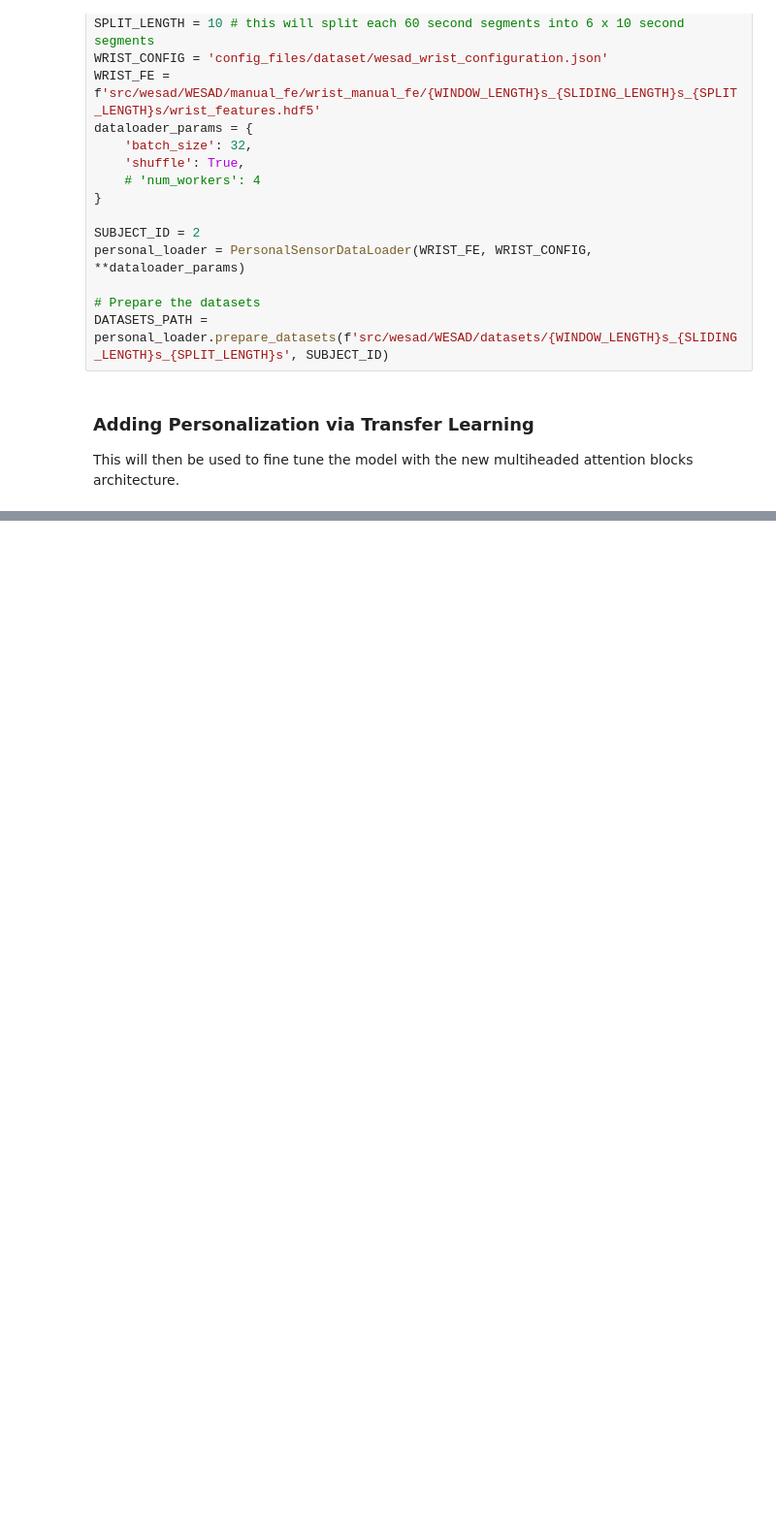
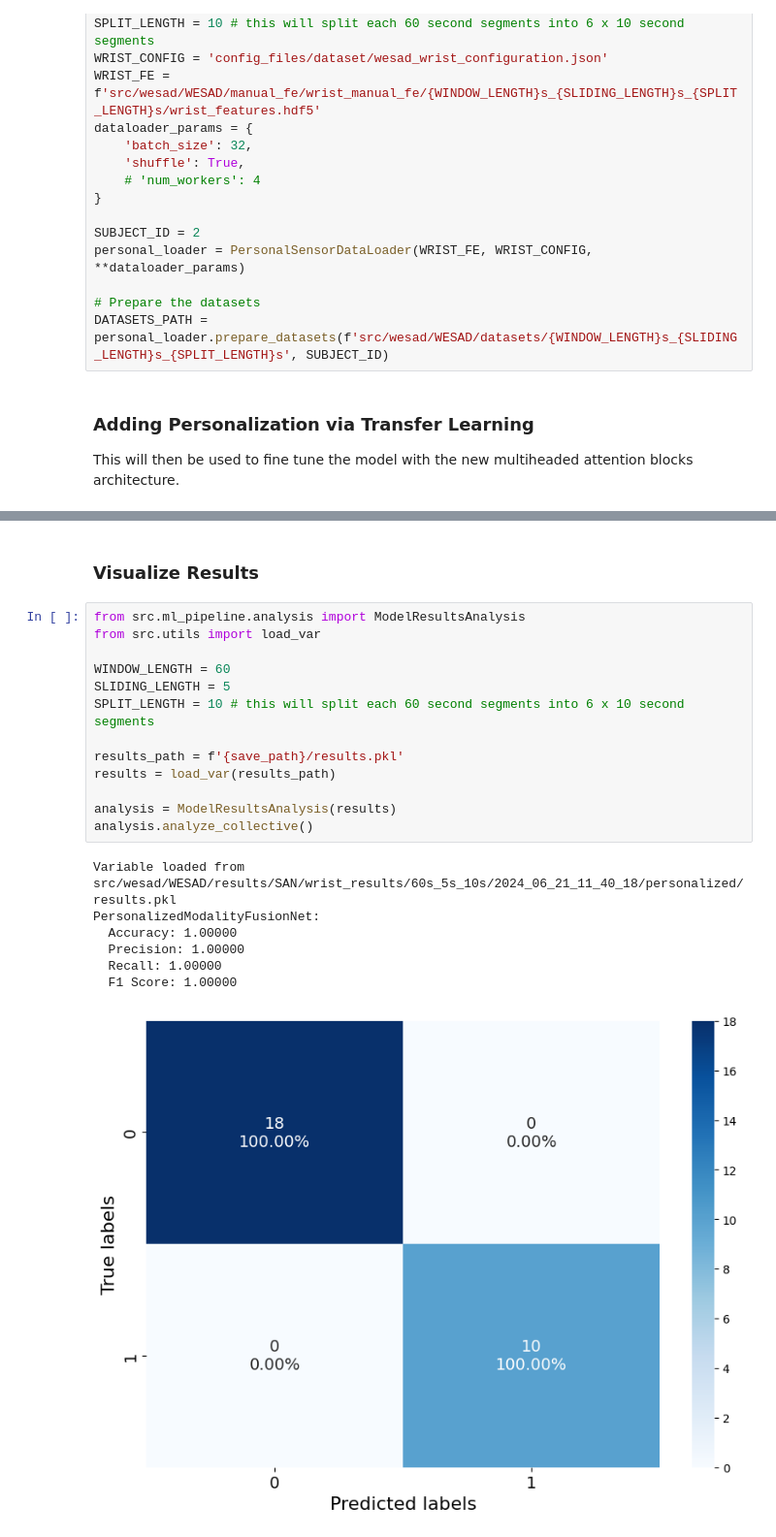
Before and after one commit to WillPowellUk/Modular-Multimodal-Stress-Detector, a Jupyter notebook: wesad_demo.ipynb, the cells around one changed output, grey strips where cells are left out. Shown at 97% size. Cells and saved outputs as stored; diff of their text form; blank space fills up the shorter version.

Commit message:
personalized working however 100% on CV

```diff
--- a/wesad_demo.ipynb
+++ b/wesad_demo.ipynb
@@ -410,0 +455,23 @@ RuntimeError: Attempting to deserialize object on a CUDA device but torch.cuda.i
+# %% [markdown]
+### Visualize Results
+# %%
+from src.ml_pipeline.analysis import ModelResultsAnalysis
+from src.utils import load_var
+
+WINDOW_LENGTH = 60
+SLIDING_LENGTH = 5
+SPLIT_LENGTH = 10 # this will split each 60 second segments into 6 x 10 second segments
+
+results_path = f'{save_path}/results.pkl'
+results = load_var(results_path)
+
+analysis = ModelResultsAnalysis(results)
+analysis.analyze_collective()
+# %% [output]
+Variable loaded from src/wesad/WESAD/results/SAN/wrist_results/60s_5s_10s/2024_06_21_11_40_18/personalized/results.pkl
+PersonalizedModalityFusionNet:
+  Accuracy: 1.00000
+  Precision: 1.00000
+  Recall: 1.00000
+  F1 Score: 1.00000
+[figure, added]
```
Also changed, not shown: parts of 3 cells of this notebook, 4 other files.
